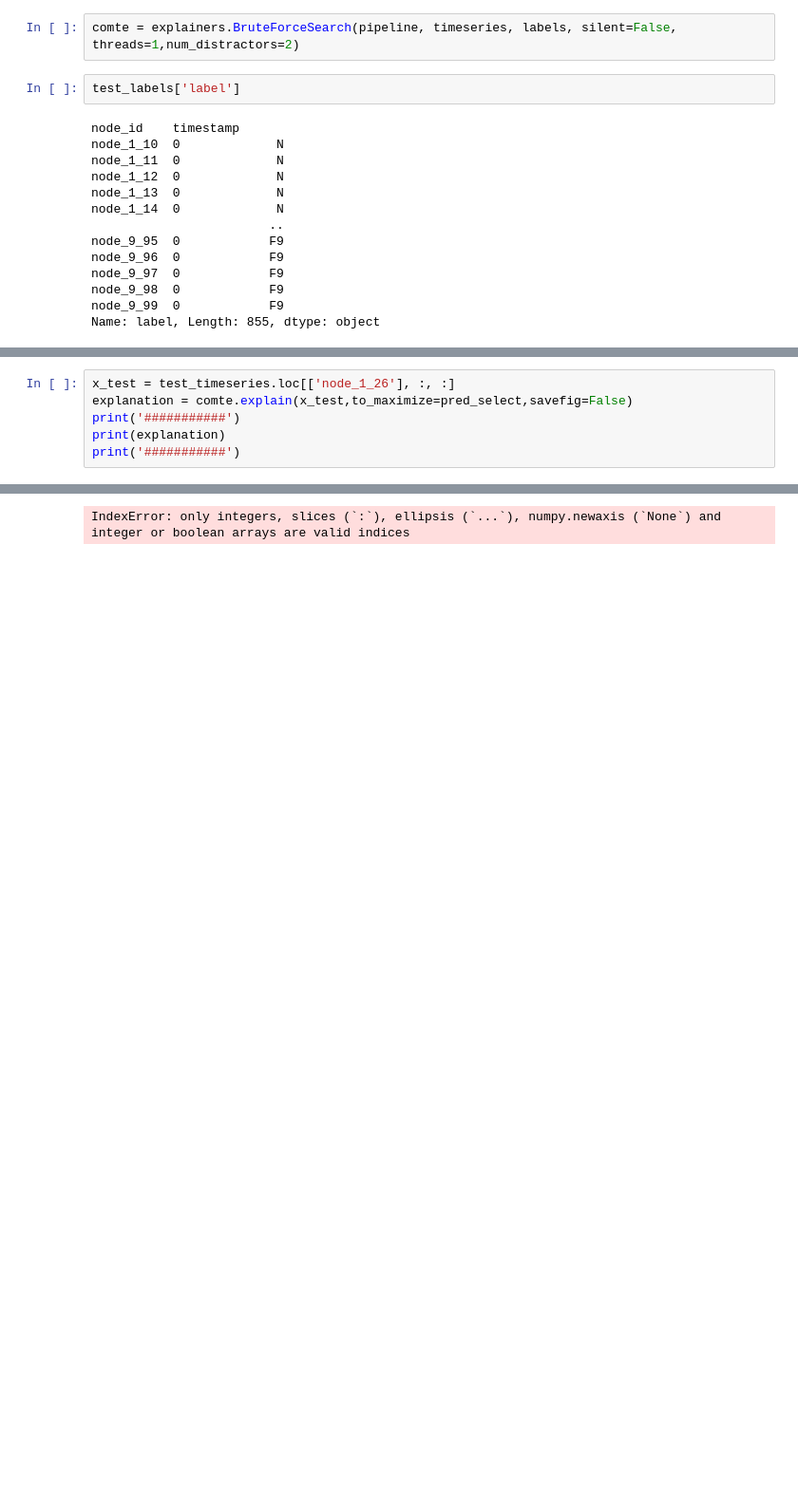
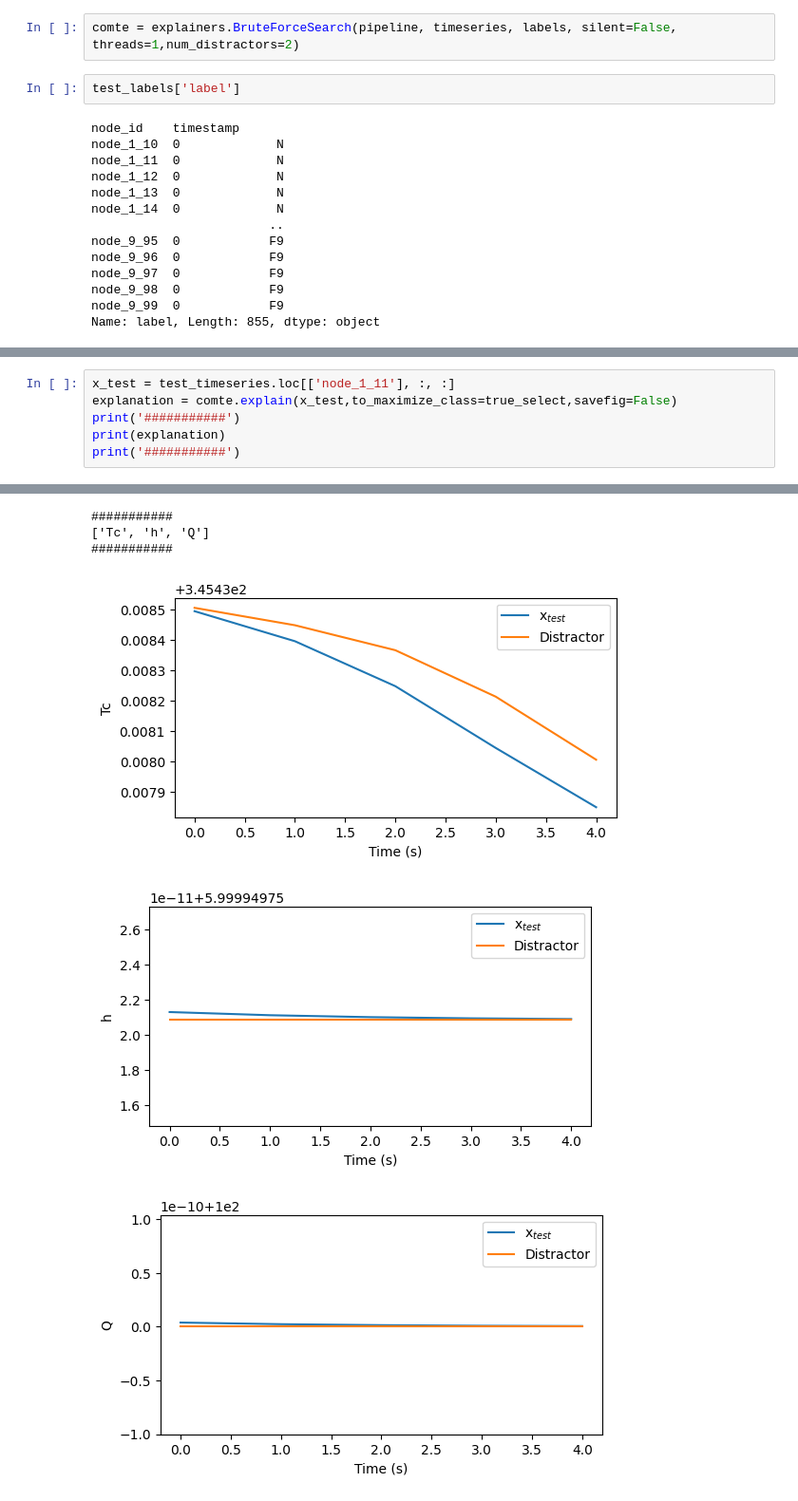
Before and after one commit to peaclab/CoMTE, a Jupyter notebook: cstr_usage.ipynb, the cells around one changed output, grey strips where cells are left out. Shown: that part at 95% size. Cells and saved outputs as stored; diff of their text form; blank space fills up the shorter version.

```diff
--- a/cstr_usage.ipynb
+++ b/cstr_usage.ipynb
@@ -141,6 +141,6 @@ print(indices_test)
 # %%
-x_test = test_timeseries.loc[['node_1_26'], :, :]
-explanation = comte.explain(x_test,to_maximize=pred_select,savefig=False)
+x_test = test_timeseries.loc[['node_1_11'], :, :]
+explanation = comte.explain(x_test,to_maximize_class=true_select,savefig=False)
 print('###########')
 print(explanation)
 print('###########')
@@ -154 +167,6 @@ print('###########')
-IndexError: only integers, slices (`:`), ellipsis (`...`), numpy.newaxis (`None`) and integer or boolean arrays are valid indices
+###########
+['Tc', 'h', 'Q']
+###########
+[figure, added]
+[figure, added]
+[figure, added]
```
Also changed, not shown: parts of 5 cells of this notebook.
